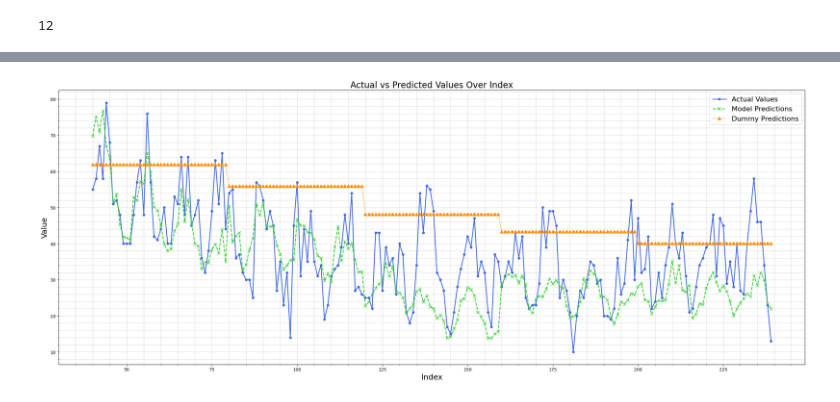
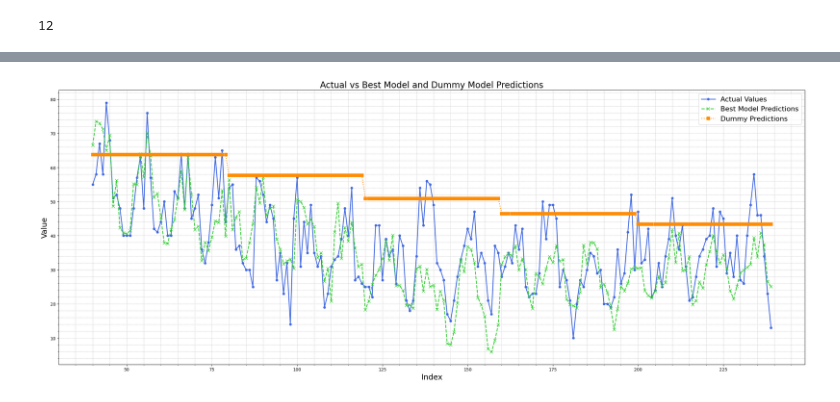
Before and after one commit to HorusLiang/dps-ai-project, a Jupyter notebook: 2_Feature_Expansion_and_Modeling.ipynb, the cells around one changed output, grey strips where cells are left out. Drawn from its saved outputs; the diff is of its cells as text; code cells hidden in the pictures.

Commit message:
add more models and pick the best one for visualization

```diff
--- a/2_Feature_Expansion_and_Modeling.ipynb
+++ b/2_Feature_Expansion_and_Modeling.ipynb
@@ -147,27 +148,28 @@ df=df.dropna()
 columns_to_remove=['Category', 'Accident-type', 'Month'] # drop those columns as they are not informative in this case
 df=df.drop(columns=columns_to_remove, errors='ignore')
 # %%
-def calculate_model_rmse_scores(X, y, model, cv):
-    """Calculates and returns RMSE scores for the actual model with non-negative constraint."""
-    rmse_scores = []
-    for train_index, test_index in cv.split(X):
-        X_train, X_test = X.iloc[train_index], X.iloc[test_index]
-        y_train, y_test = y.iloc[train_index], y.iloc[test_index]
-        model.fit(X_train, np.log1p(y_train))  # Use log1p to account for non-negative target
-        predictions = np.expm1(model.predict(X_test))  # Inverse transform with expm1
-        predictions = np.clip(predictions, 0, None)  # Ensure predictions are non-negative
-        rmse_scores.append(mean_squared_error(y_test, predictions, squared=False))
-    return rmse_scores
+def calculate_model_rmse_scores(X, y, models, cv):
+    """Calculates and returns RMSE scores for multiple models."""
+    model_rmse_scores = {}
+    for name, model in models.items():
+        rmse_scores = []
+        for train_index, test_index in cv.split(X):
+            X_train, X_test = X.iloc[train_index], X.iloc[test_index]
+            y_train, y_test = y.iloc[train_index], y.iloc[test_index]
+            model.fit(X_train, y_train)
+            rmse_scores.append(mean_squared_error(y_test, model.predict(X_test), squared=False))
+        model_rmse_scores[name] = np.mean(rmse_scores)
+    return model_rmse_scores
 
-def plot_actual_vs_predicted(indices, actuals, model_predictions, dummy_predictions):
-    """Plots actual vs predicted values with non-negative constraint on predictions."""
+def plot_actual_vs_predictions(indices, actuals, best_model_predictions, dummy_predictions):
+    """Plots actual vs best model and dummy model predictions."""
     plt.figure(figsize=(25, 10))
     plt.plot(indices, actuals, 'o-', color='royalblue', label='Actual Values', linewidth=2, markersize=5)
-    plt.plot(indices, np.clip(model_predictions, 0, None), 'x--', color='limegreen', label='Model Predictions', linewidth=2, markersize=7)
-    plt.plot(indices, np.clip(dummy_predictions, 0, None), '^:', color='darkorange', label='Dummy Predictions', linewidth=2, markersize=7)
+    plt.plot(indices, best_model_predictions, 'x--', color='limegreen', label='Best Model Predictions', linewidth=2, markersize=7)
+    plt.plot(indices, dummy_predictions, 's:', color='darkorange', label='Dummy Predictions', linewidth=2, markersize=7)
     plt.grid(True, which='both', linestyle='--', linewidth=0.5)
     plt.minorticks_on()
-    plt.title('Actual vs Predicted Values Over Index', fontsize=20)
+    plt.title('Actual vs Best Model and Dummy Model Predictions', fontsize=20)
     plt.xlabel('Index', fontsize=18)
     plt.ylabel('Value', fontsize=18)
     plt.legend(fontsize=16)
@@ -176,35 +178,38 @@ def plot_actual_vs_predicted(indices, actuals, model_predictions, dummy_predicti
 
 # Initialize models and cross-validation strategy
 tscv = TimeSeriesSplit(n_splits=5)
-model = LinearRegression()
-dummy_model = DummyRegressor(strategy='mean')
+models = {
+    "LinearRegression": LinearRegression(),
+    "Ridge": Ridge(),
+    "Lasso": Lasso(),
+    "RandomForest": RandomForestRegressor(),
+    "DummyRegressor": DummyRegressor(strategy='mean')
+    # Add other models here
+}
 
 # Assuming 'df' is your DataFrame with the 'Value' column as the target
 X, y = df.drop('Value', axis=1), df['Value']
 
-# Calculate RMSE scores and print
-model_rmse = calculate_model_rmse_scores(X, y, model, tscv)
-dummy_rmse = calculate_model_rmse_scores(X, y, dummy_model, tscv)
-print(f"Model RMSE scores: {model_rmse}")
-print(f"Dummy Model RMSE scores: {dummy_rmse}")
-print(f"Average Model RMSE: {np.mean(model_rmse)}")
-print(f"Average Dummy Model RMSE: {np.mean(dummy_rmse)}")
+# Calculate RMSE scores for all models
+model_rmse_scores = calculate_model_rmse_scores(X, y, models, tscv)
+best_model_name = min(model_rmse_scores, key=model_rmse_scores.get)
+best_model = models[best_model_name]
+dummy_model = models["DummyRegressor"]
 
-# Collect predictions, apply non-negative constraint, and plot
-actuals, model_preds, dummy_preds, indices = [], [], [], []
+print(f"Model RMSE scores: {model_rmse_scores}")
+print(f"Best Model: {best_model_name} with Average RMSE: {model_rmse_scores[best_model_name]}")
+
+# Collect predictions from best and dummy models
+actuals, best_model_preds, dummy_preds, indices = [], [], [], []
 for train_index, test_index in tscv.split(X):
     X_train, X_test = X.iloc[train_index], X.iloc[test_index]
     y_train, y_test = y.iloc[train_index], y.iloc[test_index]
-    model.fit(X_train, np.log1p(y_train))
-    dummy_model.fit(X_train, np.log1p(y_train))
-    model_preds.extend(np.expm1(model.predict(X_test)))
-    dummy_preds.extend(np.expm1(dummy_model.predict(X_test)))
+    best_model.fit(X_train, y_train)
+    dummy_model.fit(X_train, y_train)
+    best_model_preds.extend(best_model.predict(X_test))
+    dummy_preds.extend(dummy_model.predict(X_test))
     actuals.extend(y_test)
     indices.extend(test_index)
 
-# Ensure all predictions are non-negative
-model_preds = np.clip(model_preds, 0, None)
-dummy_preds = np.clip(dummy_preds, 0, None)
-
-plot_actual_vs_predicted(indices, actuals, model_preds, dummy_preds)
+plot_actual_vs_predictions(indices, actuals, best_model_preds, dummy_preds)
 # %% [output]
@@ -215 +218 @@ Average Dummy Model RMSE: 16.286027829095307
-[figure, old version]
+[figure, new version]
```
Also changed, not shown: parts of 2 cells of this notebook.
